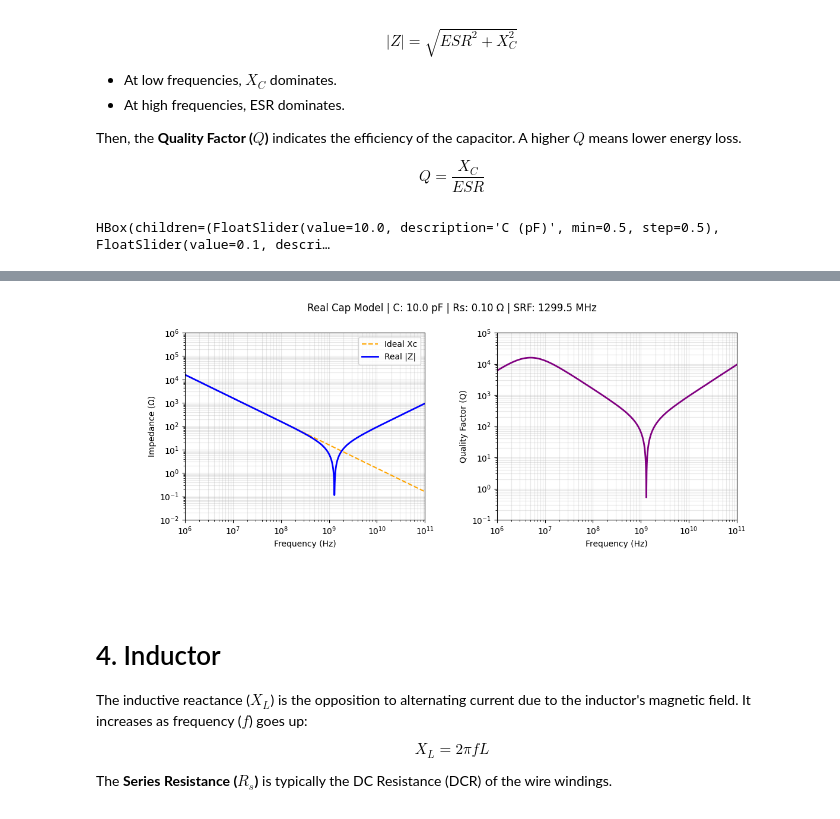
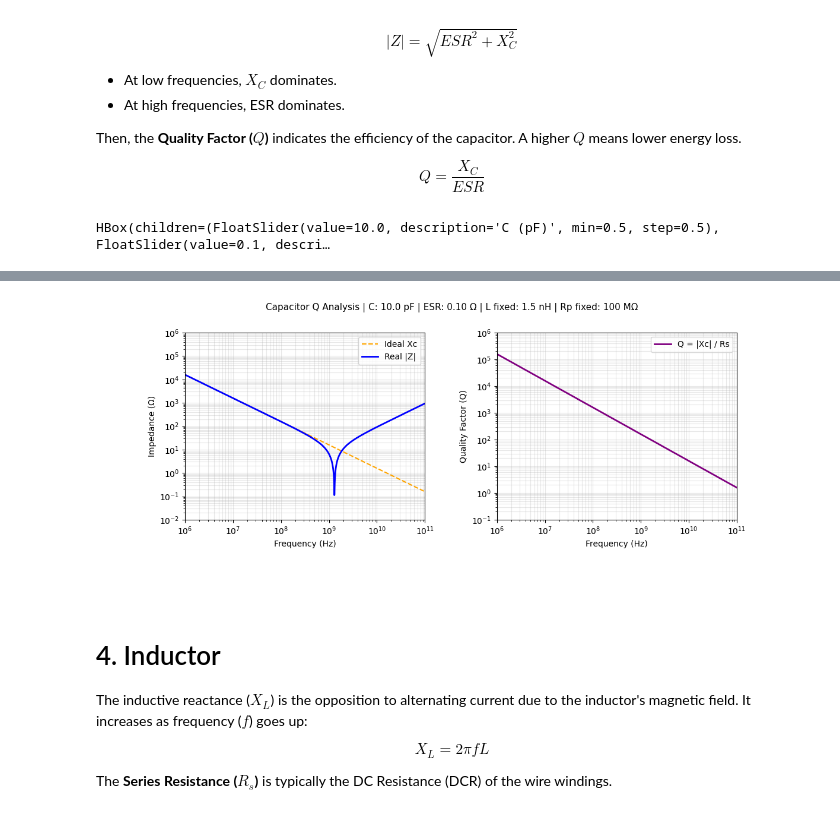
Before and after one commit to mnoj/ECS_Virtual_Class, a Jupyter notebook: 02_01_PassiveComponents.ipynb, the cells around one changed output, grey strips where cells are left out. Saved outputs shown, nothing was run; the diff lists cells and outputs as text; code cells hidden in the pictures.

```diff
--- a/02_01_PassiveComponents.ipynb
+++ b/02_01_PassiveComponents.ipynb
@@ -359,7 +357,7 @@ ax1.set_ylabel("Impedance (Ω)")
 ax1.grid(True, which="both", ls="-", alpha=0.3)
 ax1.legend()
 
-# Subplot 2: Q Factor (Simplified: Xc / Rs)
+# Subplot 2: Q Factor
 line_q, = ax2.loglog([], [], color='purple', lw=2, label='Q = |Xc| / Rs')
 v_line2 = ax2.axvline(1, color='gray', lw=0.5, ls='-', visible=False)
 ax2.set_xlabel("Frequency (Hz)")
@@ -394,8 +392,7 @@ def update_cap(C_pF, Rs_ohms):
     Z_total = Rs_ohms + 1j*omega*L_fixed + Z_p
     mag_data = np.abs(Z_total)
 
-    # --- Simplified Q Factor Relation ---
-    # Q = |Xc| / ESR
+    # Q Factor Relation
     q_data = ideal_xc / Rs_ohms
 
     # Update Visuals
@@ -403,42 +400,42 @@ def update_cap(C_pF, Rs_ohms):
     line_total.set_data(freq_data, mag_data)
     line_q.set_data(freq_data, q_data)
 
-    f_srf = 1 / (2 * np.pi * np.sqrt(L_fixed * C))
-
     ax1.set_xlim(1e6, 1e11)
     ax1.set_ylim(min(Rs_ohms*0.5, 0.01), 1e6)
     ax2.set_xlim(1e6, 1e11)
     ax2.set_ylim(0.1, 1e6)
 
-    fig.suptitle(f"Capacitor Q Analysis | C: {C_pF:.1f} pF | Rs (ESR): {Rs_ohms:.2f} Ω", fontsize=12)
+    # Updated title with fixed values (no underscores used in text)
+    fig.suptitle(f"Capacitor Q Analysis | C: {C_pF:.1f} pF | ESR: {Rs_ohms:.2f} Ω | L fixed: 1.5 nH | Rp fixed: 100 MΩ", fontsize=11)
     fig.canvas.draw_idle()
 
 def on_mouse_move(event):
     if event.inaxes in [ax1, ax2]:
         idx = (np.abs(np.log10(freq_data) - np.log10(event.xdata))).argmin()
         f_hz = freq_data[idx]
         z, q, xc = mag_data[idx], q_data[idx], ideal_xc[idx]
 
         v_line1.set_xdata([f_hz, f_hz]); v_line1.set_visible(True)
         v_line2.set_xdata([f_hz, f_hz]); v_line2.set_visible(True)
 
+        # Displaying info without underscores
         text_box.set_text(f'Freq: {f_hz/1e6:.1f} MHz | Xc: {xc:.2f} Ω | ESR: {Rs_slider.value:.2f} Ω | Q: {q:.1f}')
         fig.canvas.draw_idle()
 
 fig.canvas.mpl_connect('motion_notify_event', on_mouse_move)
 
 C_slider = widgets.FloatSlider(value=10.0, min=0.5, max=100.0, step=0.5, description='C (pF)')
 Rs_slider = widgets.FloatSlider(value=0.1, min=0.01, max=2.0, step=0.01, description='ESR (Ω)')
 
 ui = widgets.HBox([C_slider, Rs_slider])
 out = widgets.interactive_output(update_cap, {'C_pF': C_slider, 'Rs_ohms': Rs_slider})
 
 display(ui, out)
 plt.show()
 # %% [output]
 HBox(children=(FloatSlider(value=10.0, description='C (pF)', min=0.5, step=0.5), FloatSlider(value=0.1, descri…
 [interactive output not drawn]
-[figure, old version]
+[figure, new version]
 # %% [markdown]
 # 4. Inductor
 
```
Also changed, not shown: parts of 2 cells of this notebook, 3 other files.
